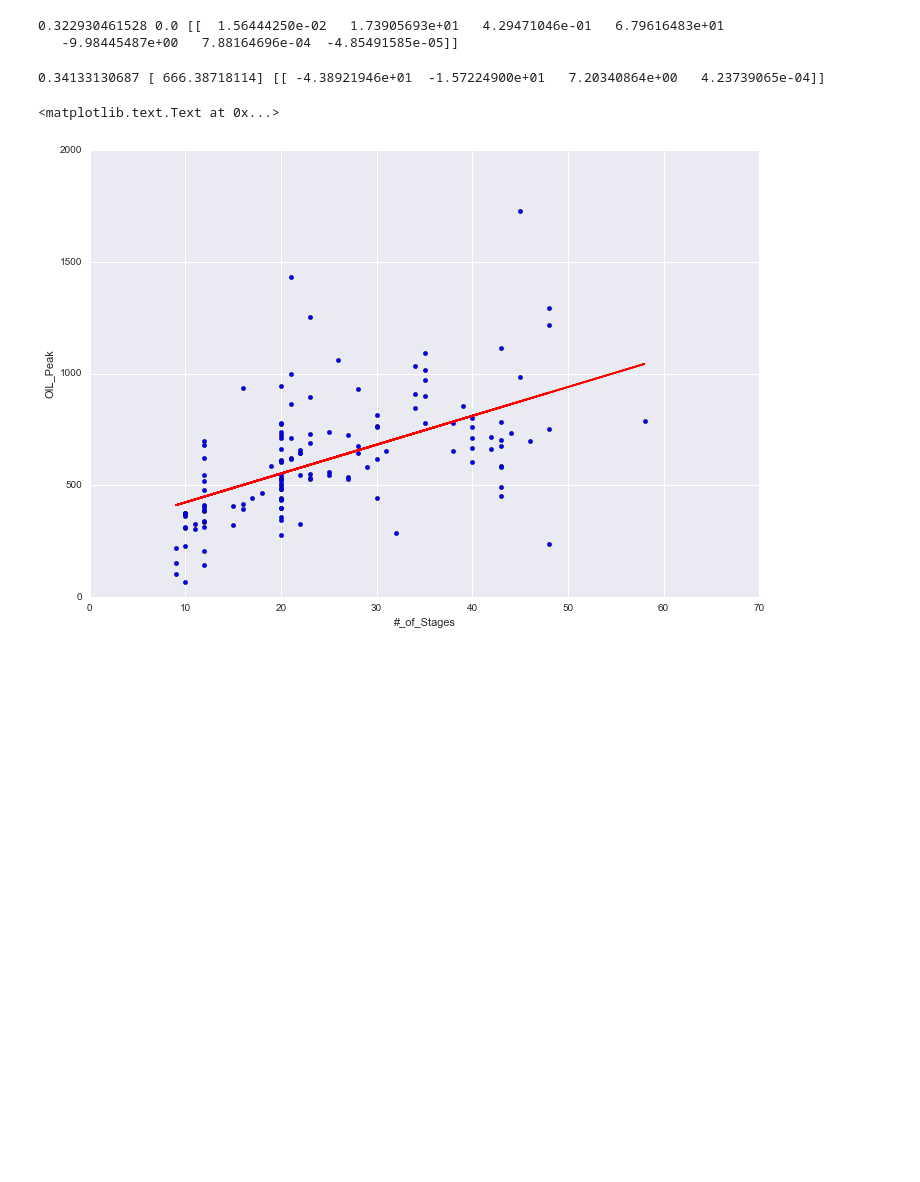
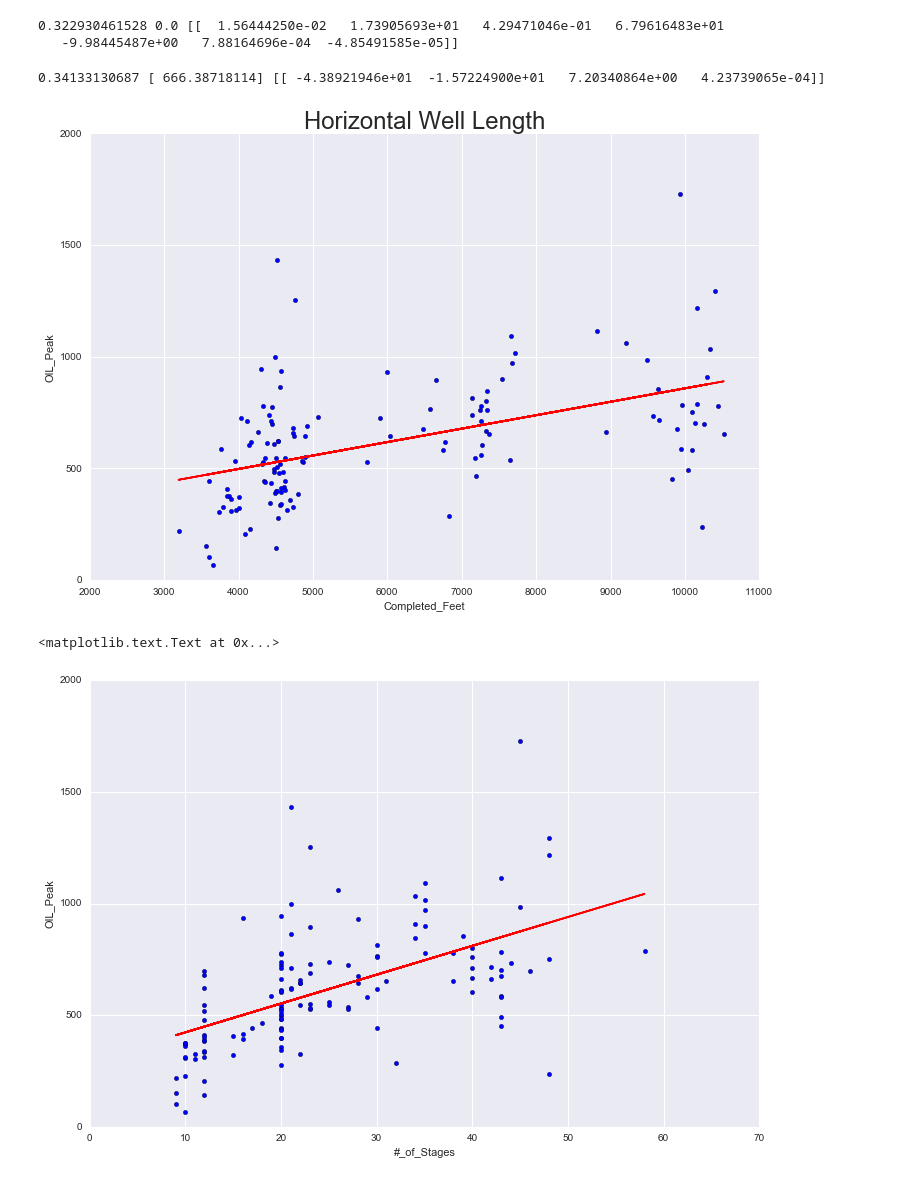
Before and after one commit to jpgrana/bayesian-approach-predicting-well-production, a Jupyter notebook: features.ipynb, the cells around one changed output. Saved outputs shown, nothing was run; the diff lists cells and outputs as text; code cells hidden in the pictures; blank space fills up the shorter version.

```diff
--- a/features.ipynb
+++ b/features.ipynb
@@ -159,6 +159,19 @@ model.fit(X_train[[u'Clusters/Stage', u'Perfs/Cluster', u'#_of_Stages', u'Fluid_
 print model.score(X_train[[u'Clusters/Stage', u'Perfs/Cluster', u'#_of_Stages', u'Fluid_Bbls']], y_train), model.intercept_, model.coef_
 # %% [output]
 0.34133130687 [ 666.38718114] [[ -4.38921946e+01  -1.57224900e+01   7.20340864e+00   4.23739065e-04]]
+# %%
+fig = plt.figure(figsize=(12,8))
+ax = fig.add_subplot(1,1,1)
+ax.scatter(X_train['Completed_Feet'], y_train)
+fit = np.polyfit(X_train['Completed_Feet'], y_train, deg=1)
+ax.plot(X_train['Completed_Feet'], fit[0] * X_train['Completed_Feet'] + fit[1], color='red')
+ax.set_ylim([0,2000])
+ax.set_xlabel('Completed_Feet')
+ax.set_ylabel('OIL_Peak')
+ax.set_title('Horizontal Well Length', fontsize=24)
+# plt.savefig('../other/figures/completed_feet', dpi=400)
+# %% [output]
+[figure, added]
 # %%
 fig = plt.figure(figsize=(12,8))
 ax = fig.add_subplot(1,1,1)
```
Also changed, not shown: parts of 1 cell of this notebook, 3 other files.
